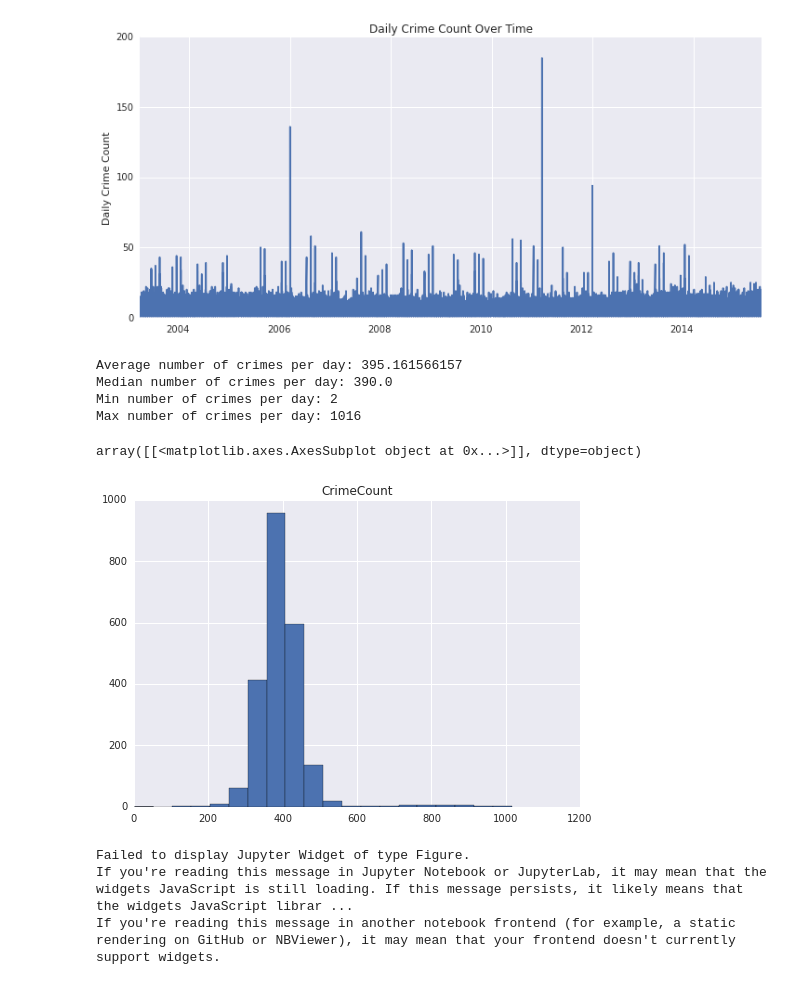
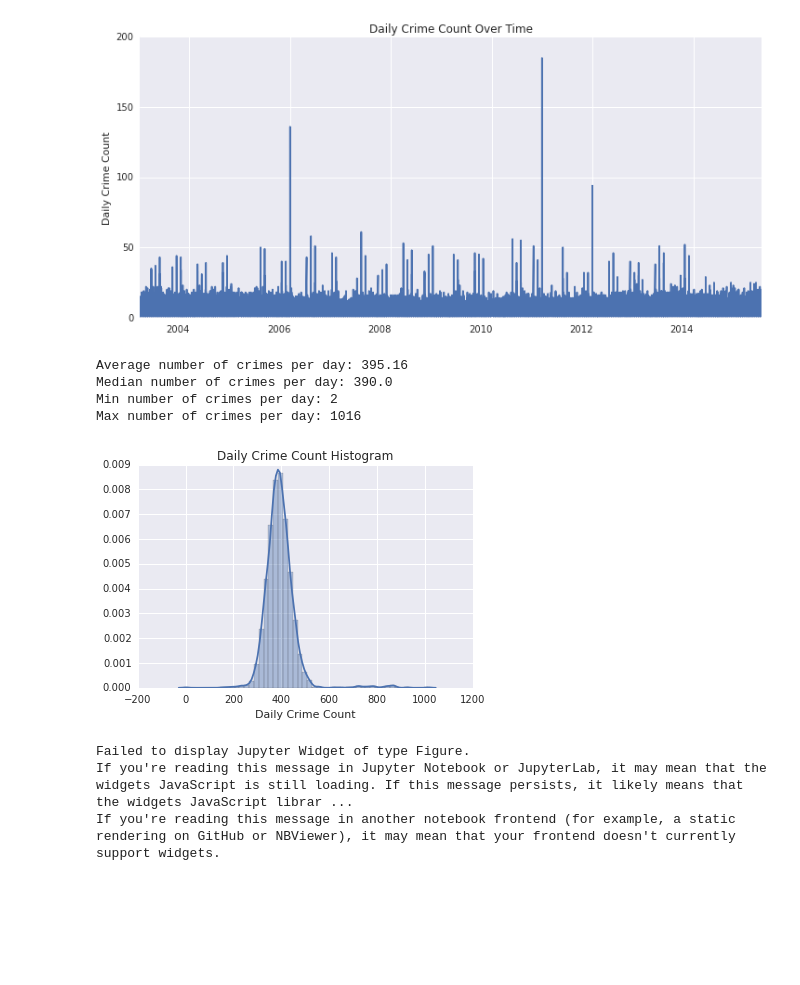
Before and after one commit to carolynamorris/SanFranciscoCrimeClassification, a Jupyter notebook: classification.ipynb, the cells around one changed output. Drawn from its saved outputs; the diff is of its cells as text; code cells hidden in the pictures; blank space fills up the shorter version.

Commit message:
Fix histogram

```diff
--- a/classification.ipynb
+++ b/classification.ipynb
@@ -201,21 +201,23 @@ avgCrimes = np.mean(daily_count.CrimeCount.values)
 medCrimes = np.median(daily_count.CrimeCount.values)
 minCrimes = np.min(daily_count.CrimeCount.values)
 maxCrimes = np.max(daily_count.CrimeCount.values)
-print 'Average number of crimes per day: {}'.format(avgCrimes)
+print 'Average number of crimes per day: {:.2f}'.format(avgCrimes)
 print 'Median number of crimes per day: {}'.format(medCrimes)
 print 'Min number of crimes per day: {}'.format(minCrimes)
 print 'Max number of crimes per day: {}'.format(maxCrimes)
 # %% [output]
-Average number of crimes per day: 395.161566157
+Average number of crimes per day: 395.16
 Median number of crimes per day: 390.0
 Min number of crimes per day: 2
 Max number of crimes per day: 1016
-# %%
-# Histogram of daily crime count
-daily_count.hist(bins=20)
-# %% [output]
-array([[<matplotlib.axes.AxesSubplot object at 0x...>]], dtype=object)
-[figure, removed]
+# %%
+# Histogram of daily crime count
+sns.distplot(daily_count.CrimeCount)
+plt.title('Daily Crime Count Histogram')
+plt.xlabel('Daily Crime Count')
+plt.show()
+# %% [output]
+[figure, added]
 # %%
 # From terminal: jupyter nbextension enable --py gmaps
 my_key = 'AIzaSyA_tp-_OGJDlpweGU9ihc_2pDlxp_pE13U'
```
Also changed, not shown: parts of 1 cell of this notebook.
